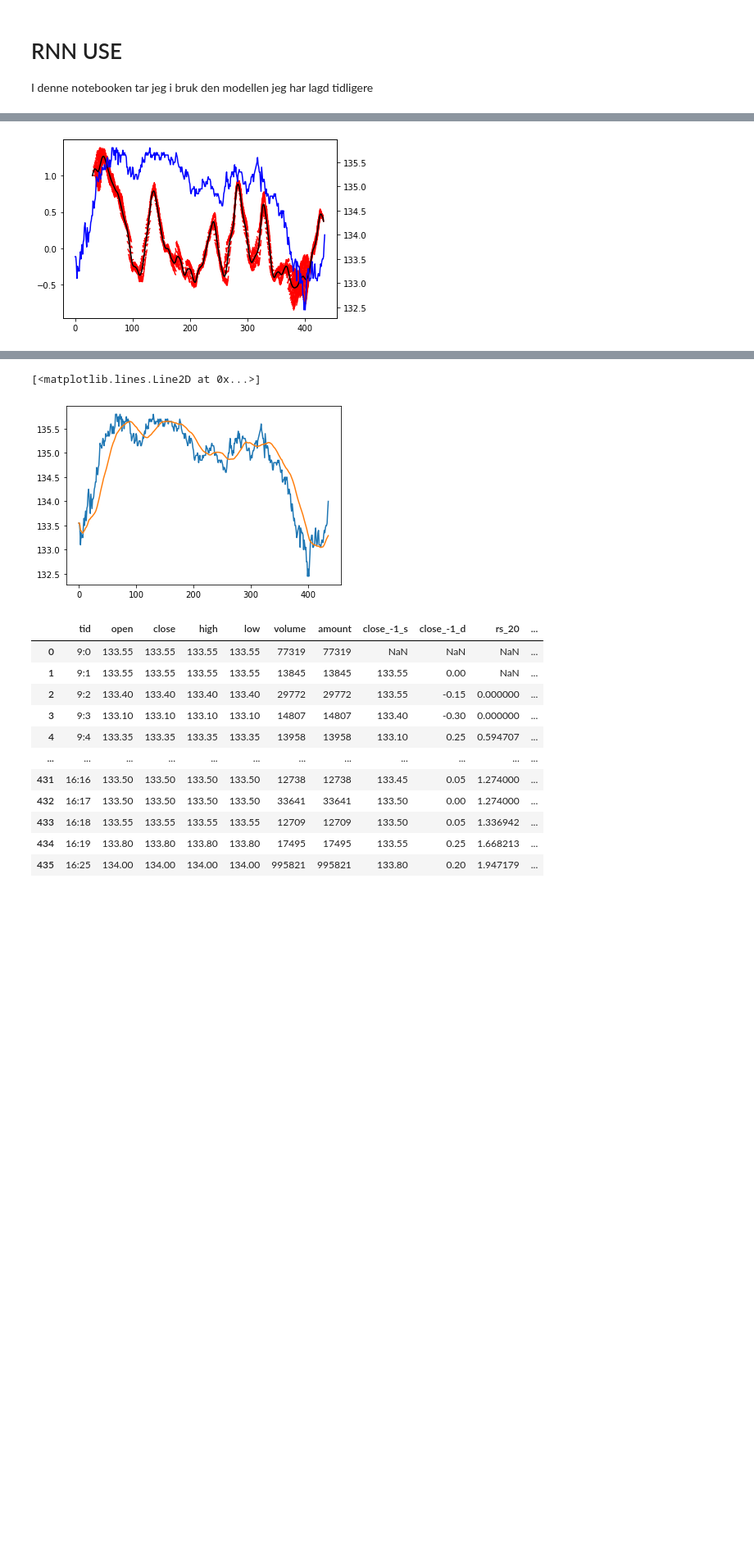
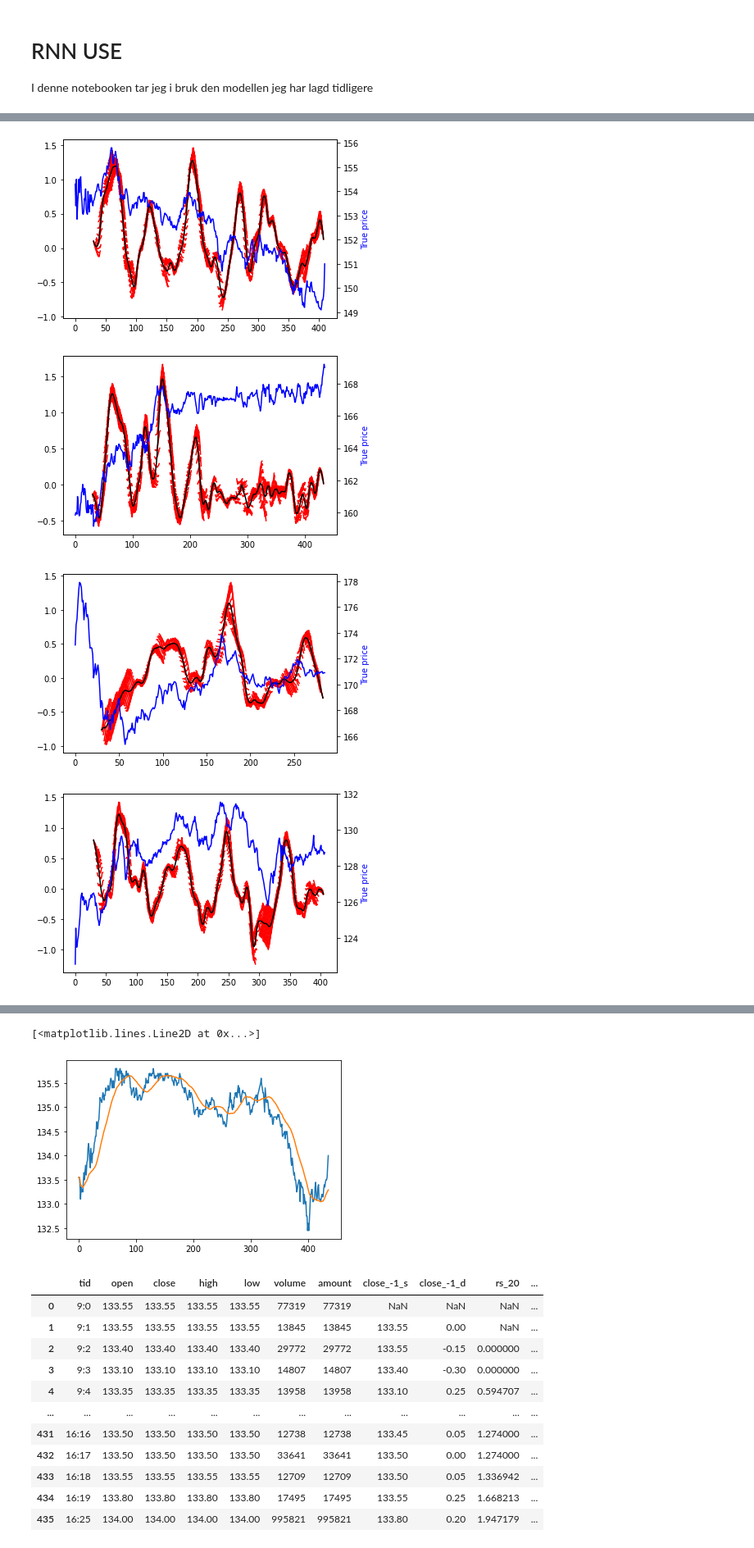
Before and after one commit to stianteien/instradag, a Jupyter notebook: RNN_use.ipynb, the cells around one changed output, grey strips where cells are left out. Shown at 82% size. Cells and saved outputs as stored; diff of their text form; code cells hidden in the pictures; blank space fills up the shorter version.

```diff
--- a/RNN_use.ipynb
+++ b/RNN_use.ipynb
@@ -74,9 +75,7 @@ def make_ready(filer):
 
     return stocks
 
-
-def evaluate_trade(data, prediction, look_forward):
-
+def prepare_evaluate_trade(prediction):
     # Setter indeks til hver for å få riktig.. Litt tungvindt
     where_are_NaNs = np.isnan(prediction) #Byttet NaN til 1
     prediction[where_are_NaNs] = 1
@@ -96,17 +95,41 @@ def evaluate_trade(data, prediction, look_forward):
     df_pred.verdier = list(dict_pred.values())
     df_pred.avg = [sum(l)/len(l) for l in list(dict_pred.values())]
 
+    return df_pred
+
+
+def evaluate_trade(data, df_pred, prediciton, look_forward):
 
     fig, ax1 = plt.subplots()
-
-    for i,v in enumerate(prediction):
+    for i,v in enumerate(prediciton):
         ax1.plot(range(i+30, i+30+len(v)), v, color='red')
 
-    ax1.plot(range(30, len(df_pred.avg)+30), df_pred.avg, color="black")
+    p1, = ax1.plot(range(30, len(df_pred.avg)+30), df_pred.avg, color='black', label='avg_pred')
 
     ax2 = ax1.twinx()
-    ax2.plot(data.open, color='blue')
+    p2, = ax2.plot(data.open, color='blue', label='true_price')
+    ax2.set_ylabel('True price')
+    ax2.yaxis.label.set_color('blue')
 
+    # If df_pred.avg is big enough then buy
+    forslag = ['0_selg']*20
+    for i in df_pred.avg:
+        if i > 1:
+            forslag.append('1_kjøp')
+        else:
+            forslag.append('0_selg')
+
+    '''
+    ax3 = ax1.twinx()
+    ax3.spines["right"].set_position(("axes", 1.2))
+    p3, = ax3.plot(forslag, color='green')
+    ax3.set_ylabel('forslag axes')
+    ax3.yaxis.label.set_color('green')
+
+    lines = [p1, p2]
+    plt.legend(lines, [l.get_label() for l in lines])
+    '''
+    plt.show()
 
 
 
@@ -114,6 +137,6 @@ def add_data(word):
     ordet = 'data/' + word
     return ordet
 # %%
-filer = list(map(add_data, os.listdir('data/')))[21:22] # test 54:60
+filer = list(map(add_data, os.listdir('data/')))[4:14] # test 54:60
 data = make_ready(filer)
 # %% [output]
@@ -138,7 +172,13 @@ for one_stock in data:
     sanne.append(sann)
 # %%
 model = keras.models.load_model('models/rnn_model.h5')
-# %%
-evaluate_trade(data[0], model.predict(dataxes[0]), look_forward)
-# %% [output]
-[figure, removed]
+# %%
+for i,stockdata in enumerate(data):
+    prediciton = model.predict(dataxes[i])
+    df_pred = prepare_evaluate_trade(prediciton)
+    evaluate_trade(stockdata, df_pred, prediciton, look_forward)
+# %% [output]
+[figure, added]
+[figure, added]
+[figure, added]
+[figure, added]
```
Also changed, not shown: parts of 4 cells of this notebook.
